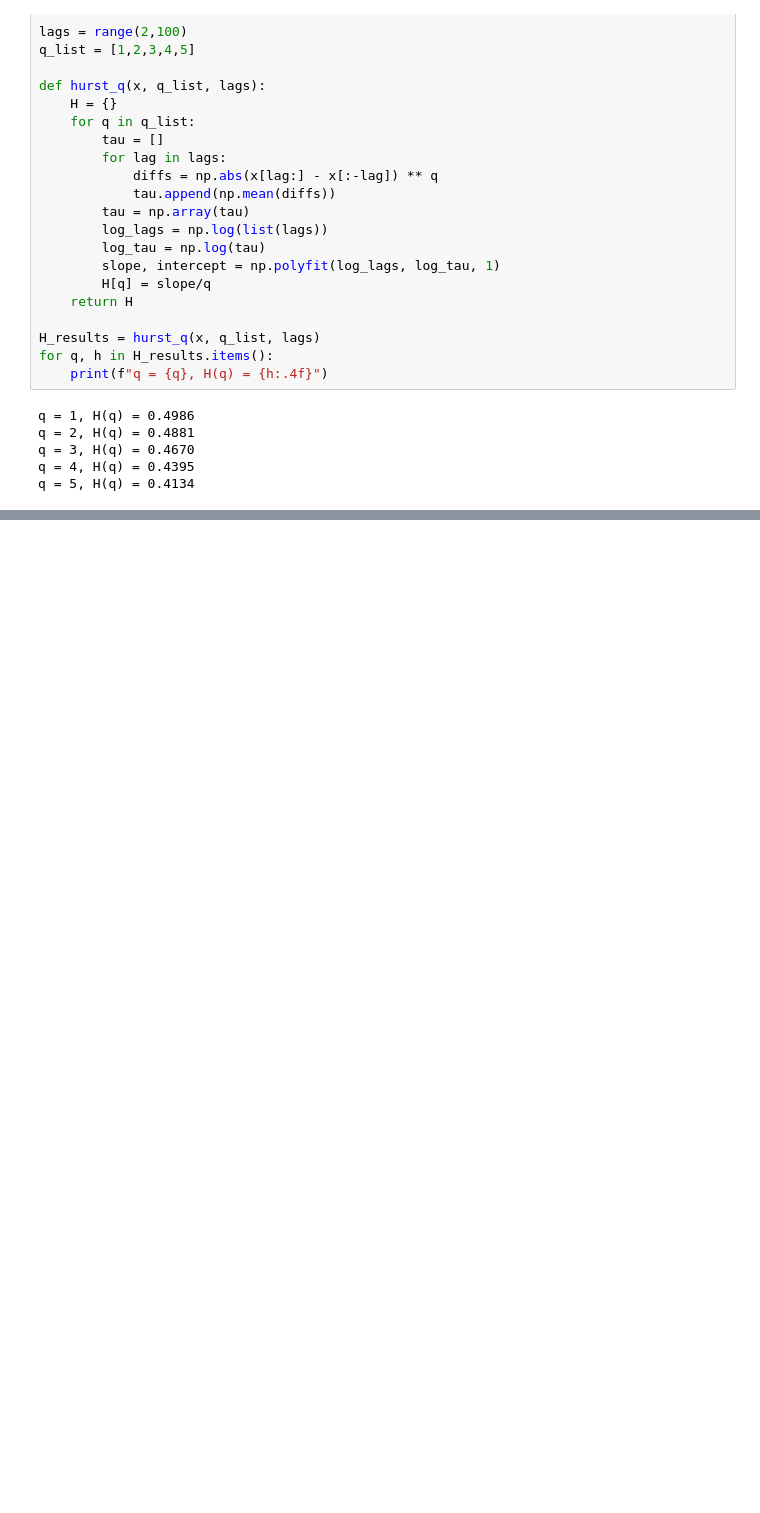
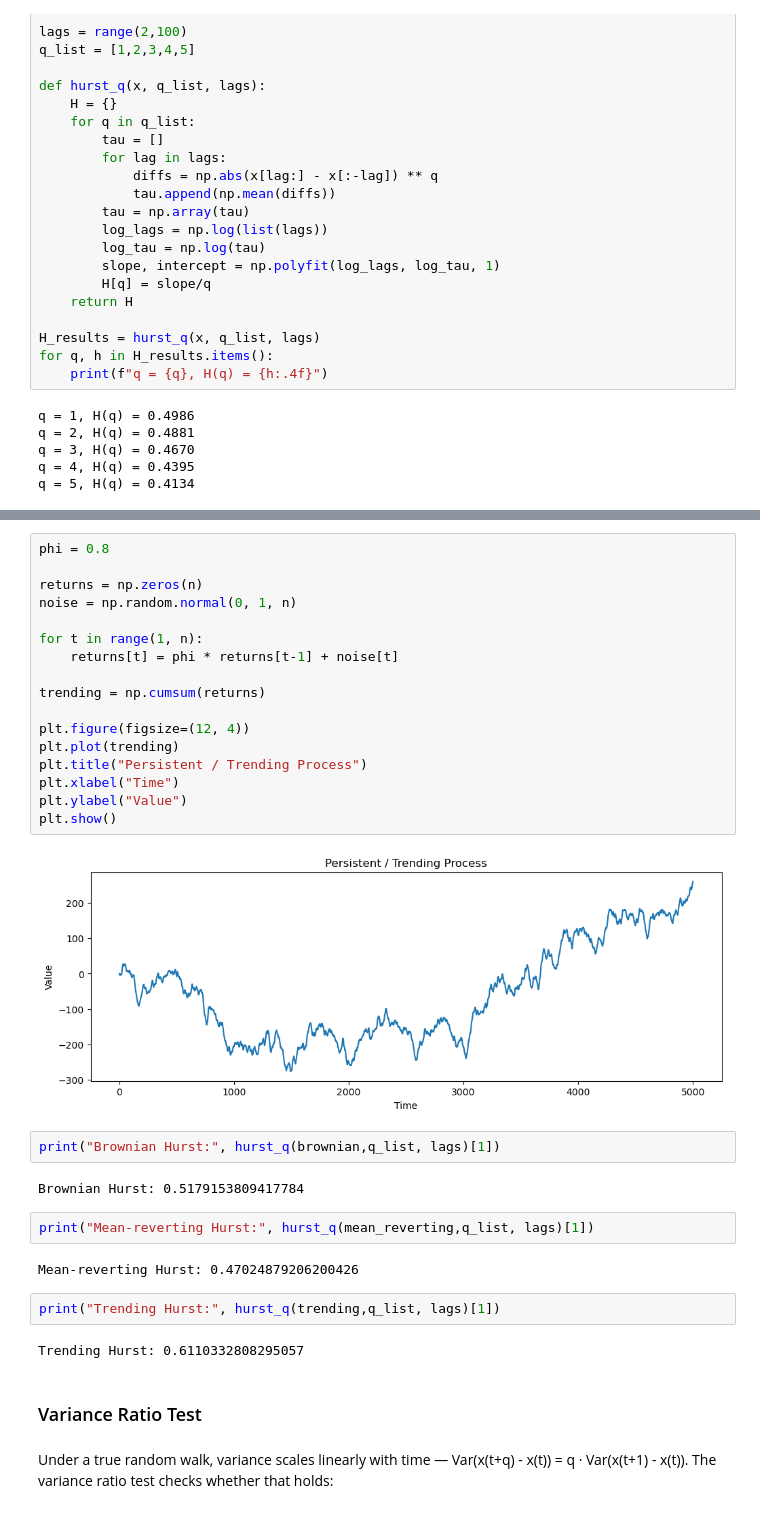
Before and after one commit to Kalebb12/Quantitative-Trading, a Jupyter notebook: learning/30_Stationarity_tests.ipynb, the cells around one changed output, grey strips where cells are left out. Cells and saved outputs as stored; diff of their text form; blank space fills up the shorter version.

```diff
--- a/learning/30_Stationarity_tests.ipynb
+++ b/learning/30_Stationarity_tests.ipynb
@@ -112,0 +160,35 @@ q = 5, H(q) = 0.4134
+# %%
+phi = 0.8
+
+returns = np.zeros(n)
+noise = np.random.normal(0, 1, n)
+
+for t in range(1, n):
+    returns[t] = phi * returns[t-1] + noise[t]
+
+trending = np.cumsum(returns)
+
+plt.figure(figsize=(12, 4))
+plt.plot(trending)
+plt.title("Persistent / Trending Process")
+plt.xlabel("Time")
+plt.ylabel("Value")
+plt.show()
+# %% [output]
+[figure, added]
+# %%
+print("Brownian Hurst:", hurst_q(brownian,q_list, lags)[1])
+# %% [output]
+Brownian Hurst: 0.5179153809417784
+# %%
+print("Mean-reverting Hurst:", hurst_q(mean_reverting,q_list, lags)[1])
+# %% [output]
+Mean-reverting Hurst: 0.47024879206200426
+# %%
+print("Trending Hurst:", hurst_q(trending,q_list, lags)[1])
+# %% [output]
+Trending Hurst: 0.6110332808295057
+# %% [markdown]
+### Variance Ratio Test
+# %% [markdown]
+Under a true random walk, variance scales linearly with time — Var(x(t+q) - x(t)) = q · Var(x(t+1) - x(t)). The variance ratio test checks whether that holds:
```
Also changed, not shown: parts of 13 cells of this notebook, 3 other files.
